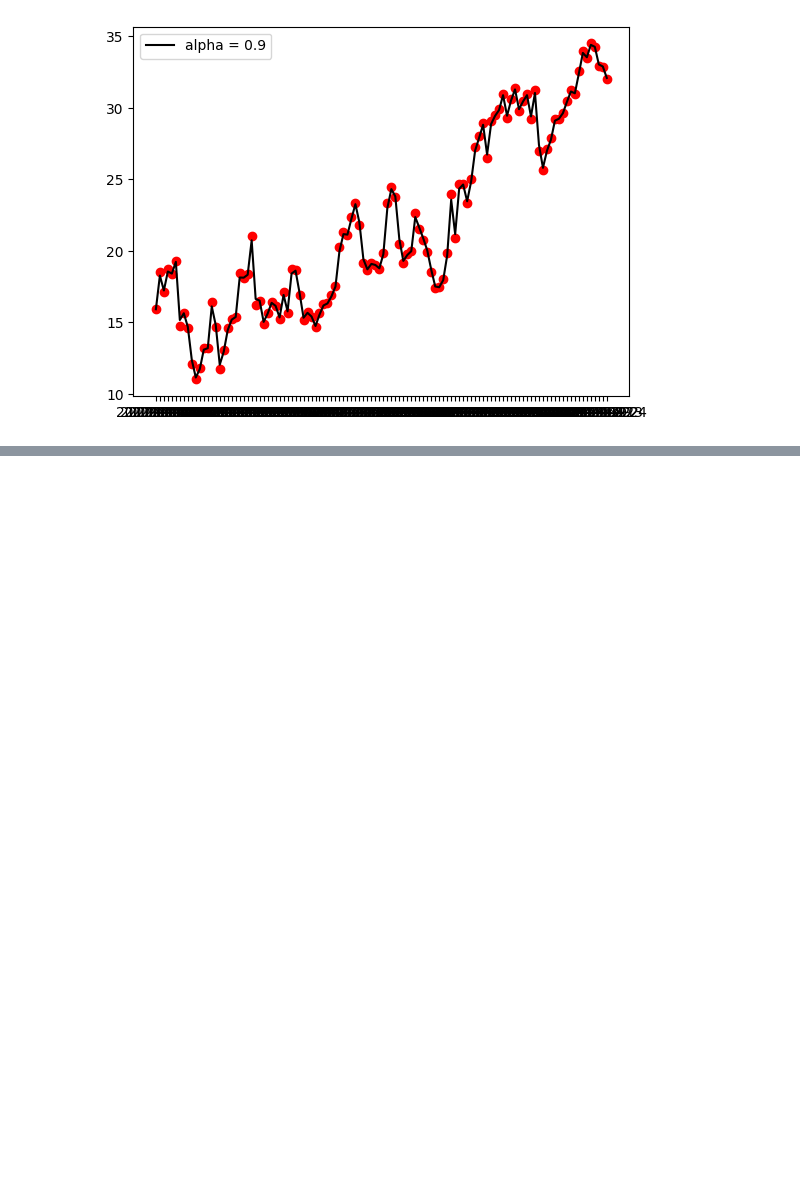
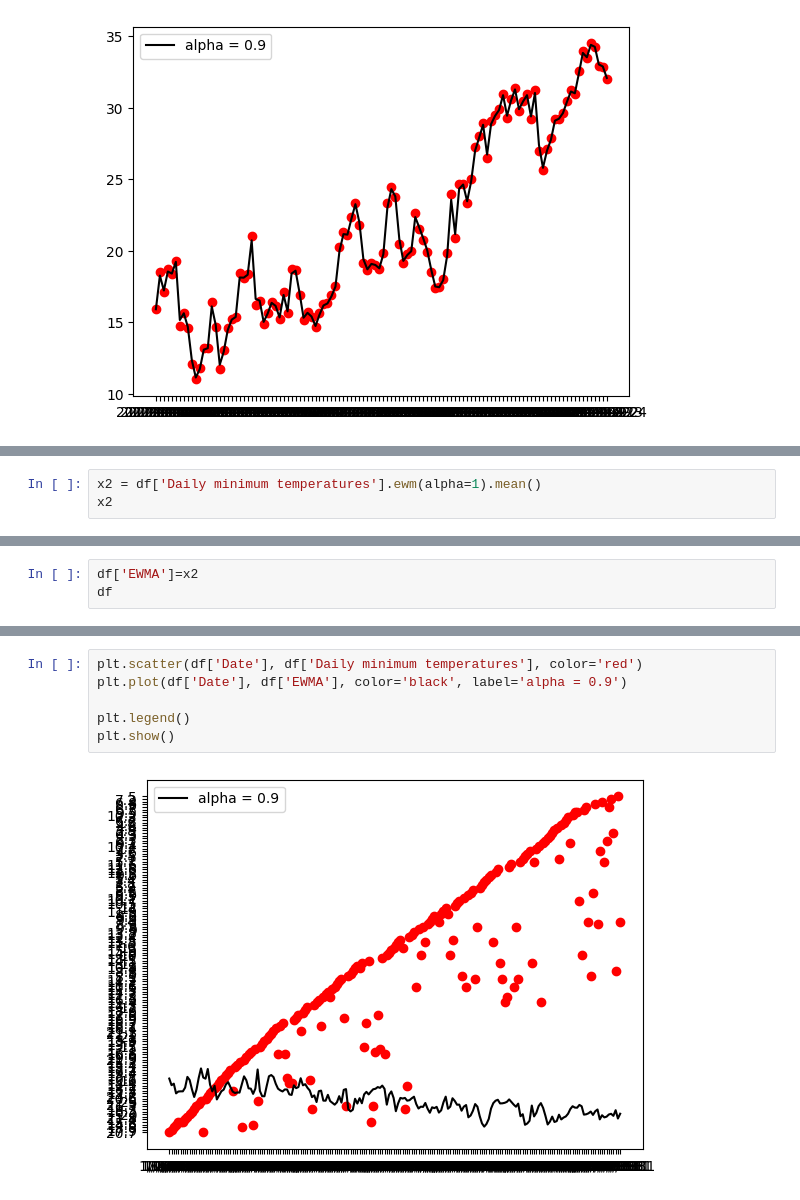
Before and after one commit to sumit43336/Python, a Jupyter notebook: Optimizers/exponentiallyweightedmovingaverage.ipynb, the cells around one changed output, grey strips where cells are left out. Saved outputs shown, nothing was run; the diff lists cells and outputs as text; blank space fills up the shorter version.

```diff
--- a/Optimizers/exponentiallyweightedmovingaverage.ipynb
+++ b/Optimizers/exponentiallyweightedmovingaverage.ipynb
@@ -92,0 +109,3 @@ plt.show()
+# %%
+x2 = df['Daily minimum temperatures'].ewm(alpha=1).mean()
+x2
@@ -92,0 +125,3 @@ plt.show()
+# %%
+df['EWMA']=x2
+df
@@ -92,0 +142,8 @@ plt.show()
+# %%
+plt.scatter(df['Date'], df['Daily minimum temperatures'], color='red')
+plt.plot(df['Date'], df['EWMA'], color='black', label='alpha = 0.9')
+
+plt.legend()
+plt.show()
+# %% [output]
+[figure, added]
```
Also changed, not shown: parts of 10 cells of this notebook.
